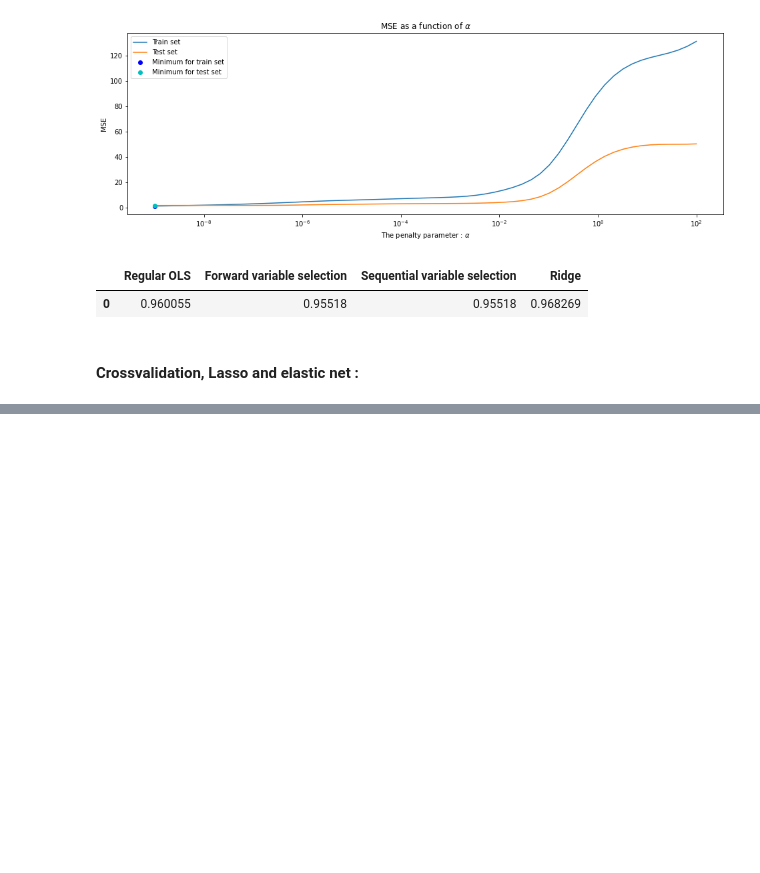
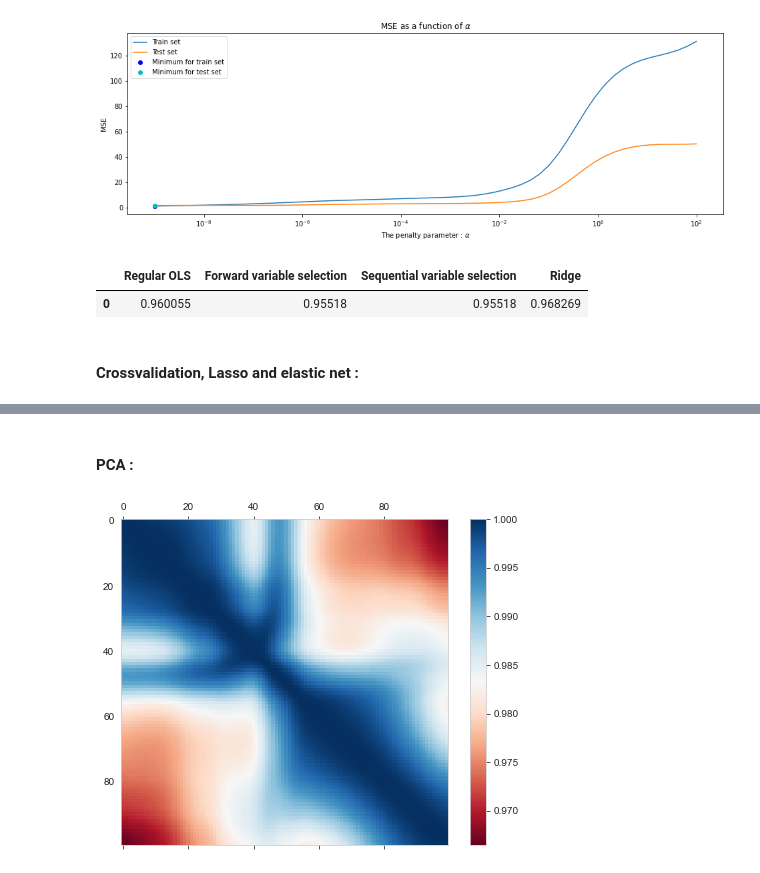
Before and after one commit to hiqbi/linear_regression_project, a Jupyter notebook: TP2/SD-TSIA204_TP2_IQBI_HAMZA.ipynb, the cells around one changed output, grey strips where cells are left out. Saved outputs shown, nothing was run; the diff lists cells and outputs as text; code cells hidden in the pictures; blank space fills up the shorter version.

```diff
--- a/TP2/SD-TSIA204_TP2_IQBI_HAMZA.ipynb
+++ b/TP2/SD-TSIA204_TP2_IQBI_HAMZA.ipynb
@@ -416,0 +400,16 @@ ValueError: cannot reshape array of size 16083 into shape (153,100)
+# %% [markdown]
+#### PCA :
+# %%
+G = X_train.T @ X_train # The covariance matrix is the Gram matrix
+U, s, V = np.linalg.svd(G, hermitian=True)
+# %%
+# Heatmap of the covariance matrix
+
+fig = plt.figure(figsize=(8, 6))
+sns.set_style("whitegrid", {'axes.grid': False})
+ax = fig.add_subplot()
+heatmap = ax.matshow(G / X_train.shape[0], cmap="RdBu") # we normalize the Gram matrix
+fig.colorbar(heatmap)
+plt.show()
+# %% [output]
+[figure, added]
```
Also changed, not shown: parts of 16 cells of this notebook.
